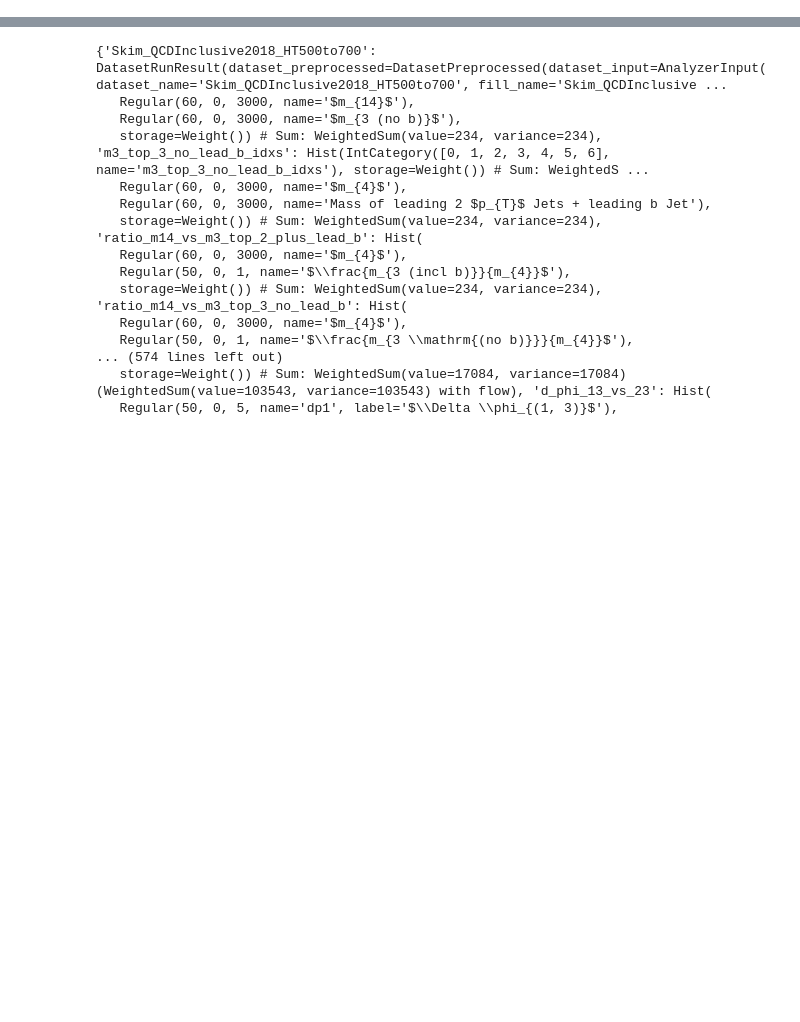
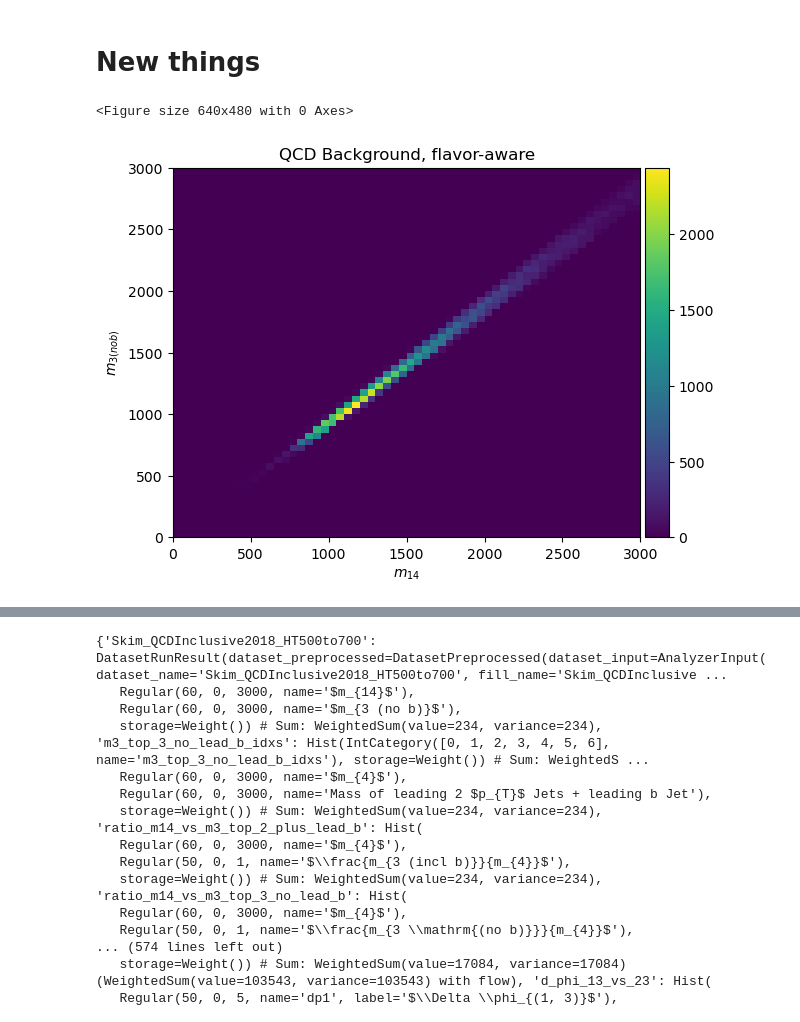
Before and after one commit to UMN-CMS/SingleStopCoffea, a Jupyter notebook: bgsculpting.ipynb, the cells around one changed output, grey strips where cells are left out. Drawn from its saved outputs; the diff is of its cells as text; code cells hidden in the pictures; blank space fills up the shorter version.

```diff
--- a/bgsculpting.ipynb
+++ b/bgsculpting.ipynb
@@ -14,0 +12,24 @@ from analyzer.core.results import AnalysisResult
+# %% [markdown]
+# New things
+# %%
+s = SampleManager()
+s.loadSamplesFromDirectory("datasets/")
+
+a_background = AnalysisResult.fromFile("output_background.pkl")
+a_background_sculpted_only = AnalysisResult.fromFile("output_background_sculpted_only.pkl")
+# hists = a.getMergedHistograms(s)
+bg_hists = a_background.getMergedHistograms(s)
+bg_hists_sculpted = a_background_sculpted_only.getMergedHistograms(s)
+# %%
+plt.set_cmap("viridis")
+bg_hist_aware = bg_hists["m14_vs_m3_top_3_no_lead_b"]
+bg_obj_aware = PlotObject.fromHist(bg_hist_aware)
+
+fig, ax = plt.subplots()
+ax.title.set_text('QCD Background, flavor-aware')
+
+drawAs2DHist(ax, bg_obj_aware)
+plt.show()
+# %% [output]
+<Figure size 640x480 with 0 Axes>
+[figure, added]
```
Also changed, not shown: parts of 6 cells of this notebook, 1 other file.
